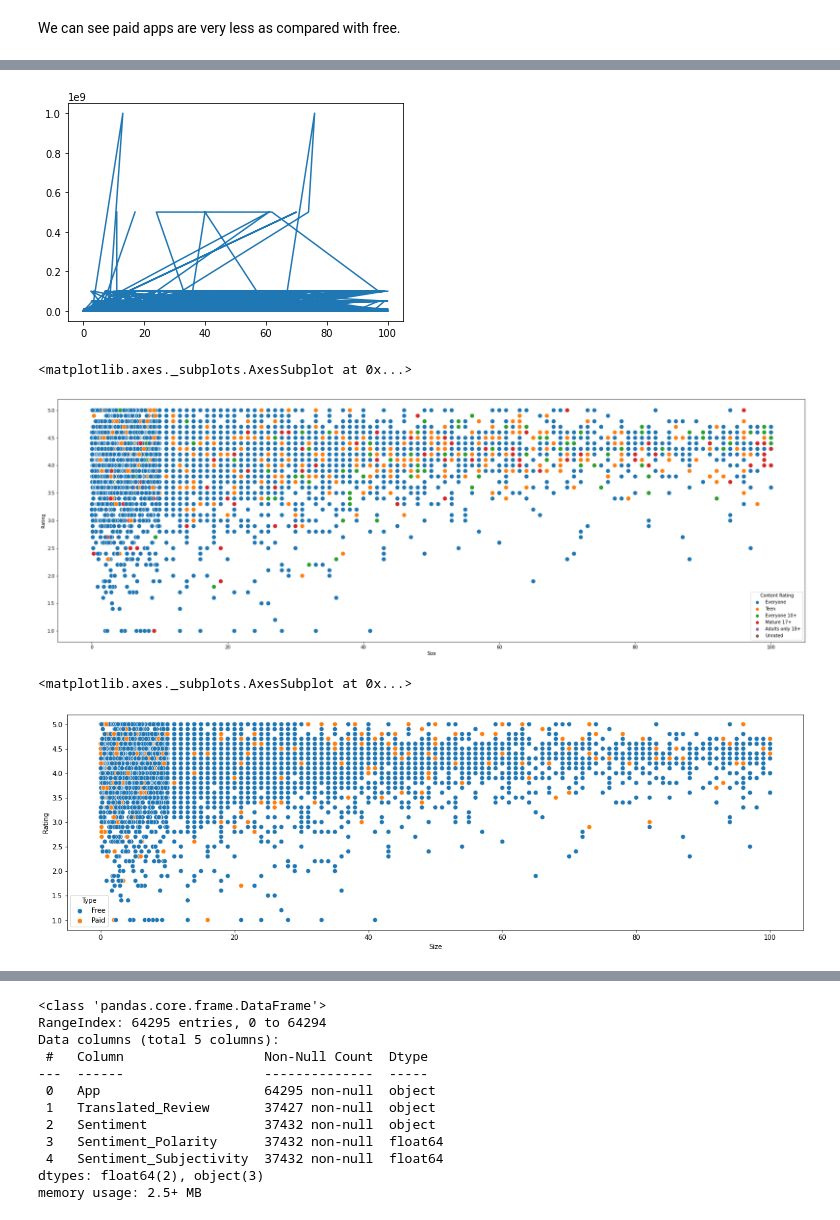
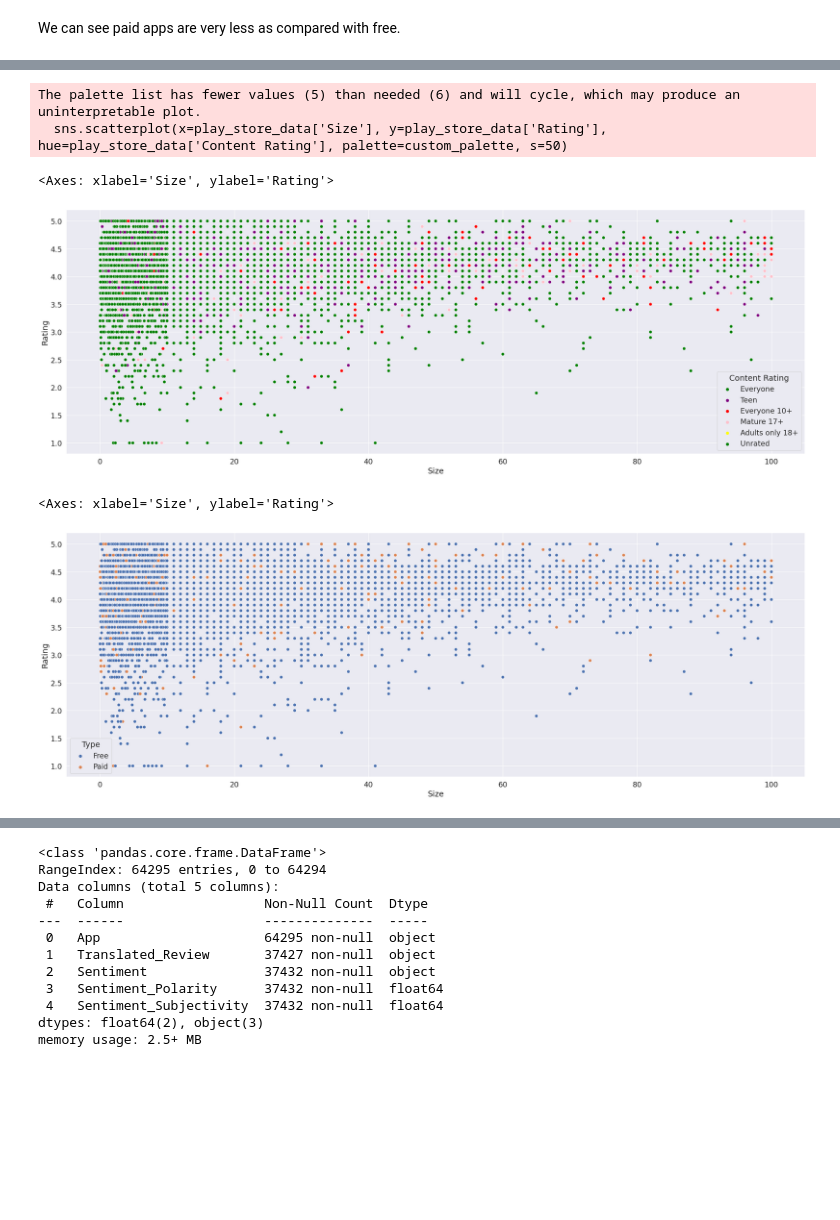
Before and after one commit to MijulSaxena/EDA-project-on-Gooogle-playstore., a Jupyter notebook: Play_Store_App_Review_Analysis_Capstone_Project_by_Mijul_Saxena.ipynb, the cells around one changed output, grey strips where cells are left out. Cells and saved outputs as stored; diff of their text form; code cells hidden in the pictures; blank space fills up the shorter version.

```diff
--- a/Play_Store_App_Review_Analysis_Capstone_Project_by_Mijul_Saxena.ipynb
+++ b/Play_Store_App_Review_Analysis_Capstone_Project_by_Mijul_Saxena.ipynb
@@ -116,6 +139,6 @@ play_store_data.shape
 # %%
 # we can drop all those irrelevent data
-play_store_data.drop(['Last Updated', 'Reviews',	'Current Ver',	'Android Ver'], axis = 1, inplace = True)
+play_store_data.drop(['Last Updated',	'Current Ver',	'Android Ver', 'Reviews'], axis = 1, inplace = True)
 # %%
 play_store_data.shape
 # %% [output]
@@ -439,20 +438,18 @@ play_store_data.head()
 | 2 | U Launcher Lite – FREE Live Cool ... | ART_AND_DESIGN | 4.7 | 8.7 | 5000000 | Free | 0.0 | Everyone | Art & Design |
 | 3 | Sketch - Draw & Paint | ART_AND_DESIGN | 4.5 | 25.0 | 50000000 | Free | 0.0 | Teen | Art & Design |
 | 4 | Pixel Draw - Number Art Coloring ... | ART_AND_DESIGN | 4.3 | 2.8 | 100000 | Free | 0.0 | Everyone | Art & Design;Creativity |
-# %%
-x = play_store_data['Size']
-y = play_store_data['Installs']
-# %% [output]
-[figure, removed]
 # %%
 plt.figure(figsize=(30, 10))
-sns.scatterplot(play_store_data['Size'], play_store_data['Rating'], hue = play_store_data['Content Rating'], s=100)
+custom_palette = ["green", "purple", "red", "pink", "yellow"]
+sns.set(font_scale=1.5)
+sns.scatterplot(x=play_store_data['Size'], y=play_store_data['Rating'], hue=play_store_data['Content Rating'], palette=custom_palette, s=50)
 # %% [output]
-<matplotlib.axes._subplots.AxesSubplot at 0x...>
+The palette list has fewer values (5) than needed (6) and will cycle, which may produce an uninterpretable plot.
+  sns.scatterplot(x=play_store_data['Size'], y=play_store_data['Rating'], hue=play_store_data['Content Rating'], palette=custom_palette, s=50)
+<Axes: xlabel='Size', ylabel='Rating'>
-[figure, old version]
+[figure, new version]
 # %%
-plt.figure(figsize=(20, 6))
-sns.scatterplot(play_store_data['Size'], play_store_data['Rating'], hue=play_store_data['Type'], s=50)
+sns.scatterplot(x = play_store_data['Size'], y = play_store_data['Rating'], hue=play_store_data['Type'], s=50)
 # %% [output]
-<matplotlib.axes._subplots.AxesSubplot at 0x...>
+<Axes: xlabel='Size', ylabel='Rating'>
-[figure, old version]
+[figure, new version]
```
Also changed, not shown: parts of 25 cells of this notebook.
